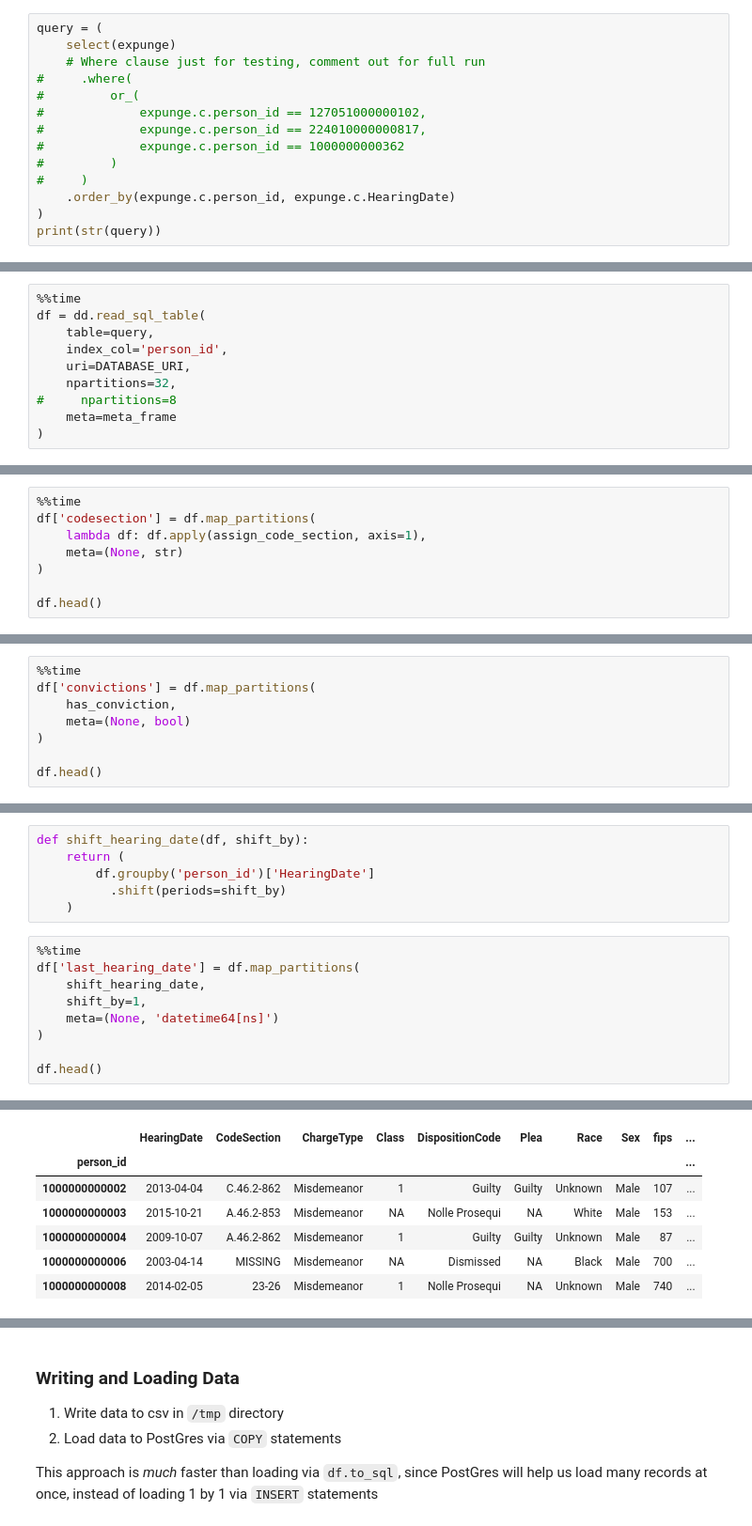
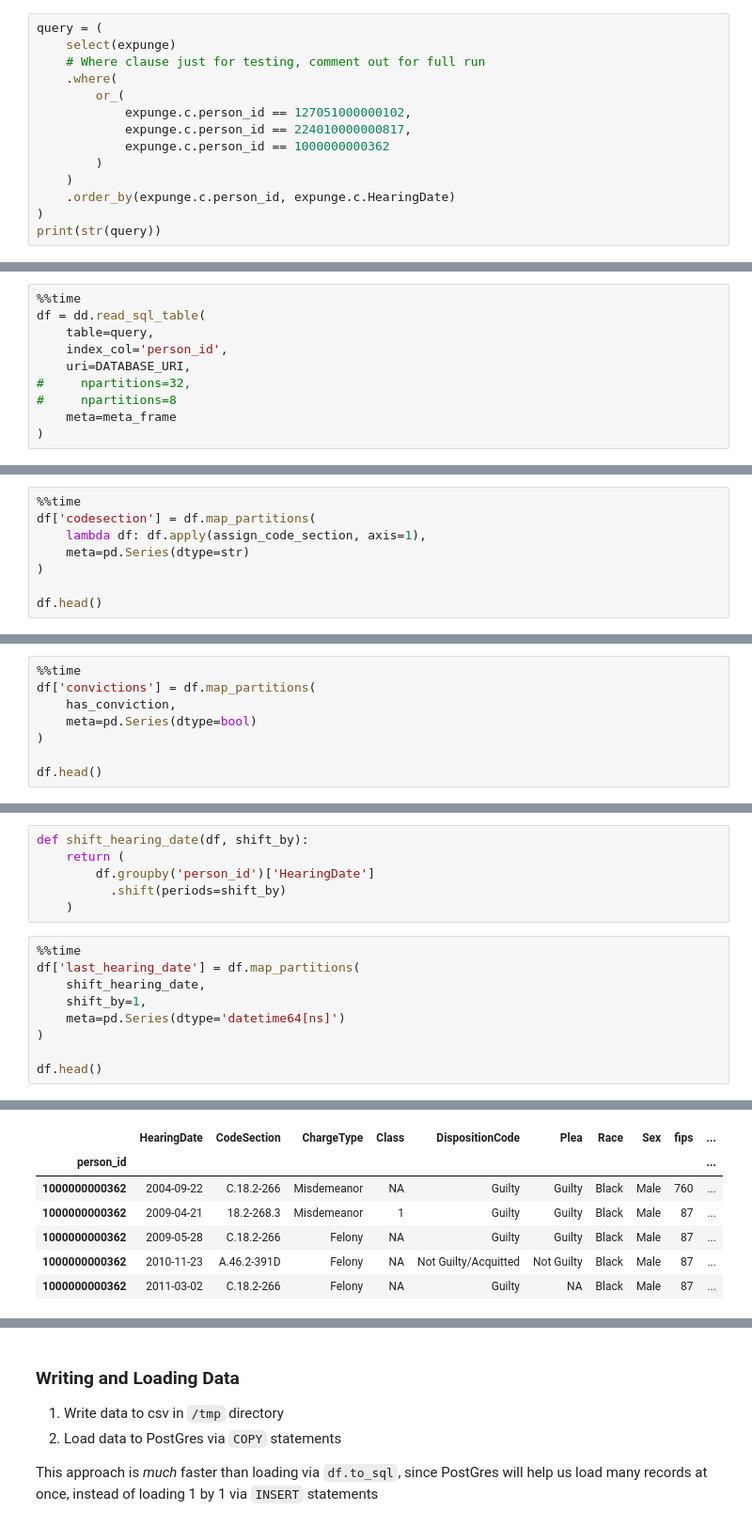
Before and after one commit to code-for-charlottesville/LAJC-expungement, a Jupyter notebook: expunge_distributed.ipynb, the cells around one changed output, grey strips where cells are left out. Shown at 94% size. Drawn from its saved outputs; the diff is of its cells as text.

```diff
--- a/expunge_distributed.ipynb
+++ b/expunge_distributed.ipynb
@@ -73,13 +69,13 @@ Here you can see the raw query string to which the `query` SQLAlchemy object tra
 query = (
     select(expunge)
     # Where clause just for testing, comment out for full run
-#     .where(
-#         or_(
-#             expunge.c.person_id == 127051000000102,
-#             expunge.c.person_id == 224010000000817,
-#             expunge.c.person_id == 1000000000362
-#         )
-#     )
+    .where(
+        or_(
+            expunge.c.person_id == 127051000000102,
+            expunge.c.person_id == 224010000000817,
+            expunge.c.person_id == 1000000000362
+        )
+    )
     .order_by(expunge.c.person_id, expunge.c.HearingDate)
 )
 print(str(query))
@@ -119,7 +116,7 @@ df = dd.read_sql_table(
     table=query,
     index_col='person_id',
     uri=DATABASE_URI,
-    npartitions=32,
+#     npartitions=32,
 #     npartitions=8
     meta=meta_frame
 )
@@ -312,7 +297,7 @@ def assign_code_section(row):
 %%time
 df['codesection'] = df.map_partitions(
     lambda df: df.apply(assign_code_section, axis=1),
-    meta=(None, str)
+    meta=pd.Series(dtype=str)
 )
 
 df.head()
@@ -338,7 +323,7 @@ def has_conviction(df):
 %%time
 df['convictions'] = df.map_partitions(
     has_conviction,
-    meta=(None, bool)
+    meta=pd.Series(dtype=bool)
 )
 
 df.head()
@@ -365,7 +350,7 @@ def shift_hearing_date(df, shift_by):
 df['last_hearing_date'] = df.map_partitions(
     shift_hearing_date,
     shift_by=1,
-    meta=(None, 'datetime64[ns]')
+    meta=pd.Series(dtype='datetime64[ns]')
 )
 
 df.head()
@@ -375,10 +360,10 @@ Wall time: 13.8 s
 |  | HearingDate | CodeSection | ChargeType | Class | DispositionCode | Plea | Race | Sex | fips | ... |
 | person_id |  |  |  |  |  |  |  |  |  | ... |
-| 1000000000002 | 2013-04-04 | C.46.2-862 | Misdemeanor | 1 | Guilty | Guilty | Unknown | Male | 107 | ... |
-| 1000000000003 | 2015-10-21 | A.46.2-853 | Misdemeanor | NA | Nolle Prosequi | NA | White | Male | 153 | ... |
-| 1000000000004 | 2009-10-07 | A.46.2-862 | Misdemeanor | 1 | Guilty | Guilty | Unknown | Male | 87 | ... |
-| 1000000000006 | 2003-04-14 | MISSING | Misdemeanor | NA | Dismissed | NA | Black | Male | 700 | ... |
-| 1000000000008 | 2014-02-05 | 23-26 | Misdemeanor | 1 | Nolle Prosequi | NA | Unknown | Male | 740 | ... |
+| 1000000000362 | 2004-09-22 | C.18.2-266 | Misdemeanor | NA | Guilty | Guilty | Black | Male | 760 | ... |
+| 1000000000362 | 2009-04-21 | 18.2-268.3 | Misdemeanor | 1 | Guilty | Guilty | Black | Male | 87 | ... |
+| 1000000000362 | 2009-05-28 | C.18.2-266 | Felony | NA | Guilty | Guilty | Black | Male | 87 | ... |
+| 1000000000362 | 2010-11-23 | A.46.2-391D | Felony | NA | Not Guilty/Acquitted | Not Guilty | Black | Male | 87 | ... |
+| 1000000000362 | 2011-03-02 | C.18.2-266 | Felony | NA | Guilty | NA | Black | Male | 87 | ... |
 # %%
 %%time
 df['next_hearing_date'] = df.map_partitions(
```
Also changed, not shown: parts of 28 cells of this notebook.
